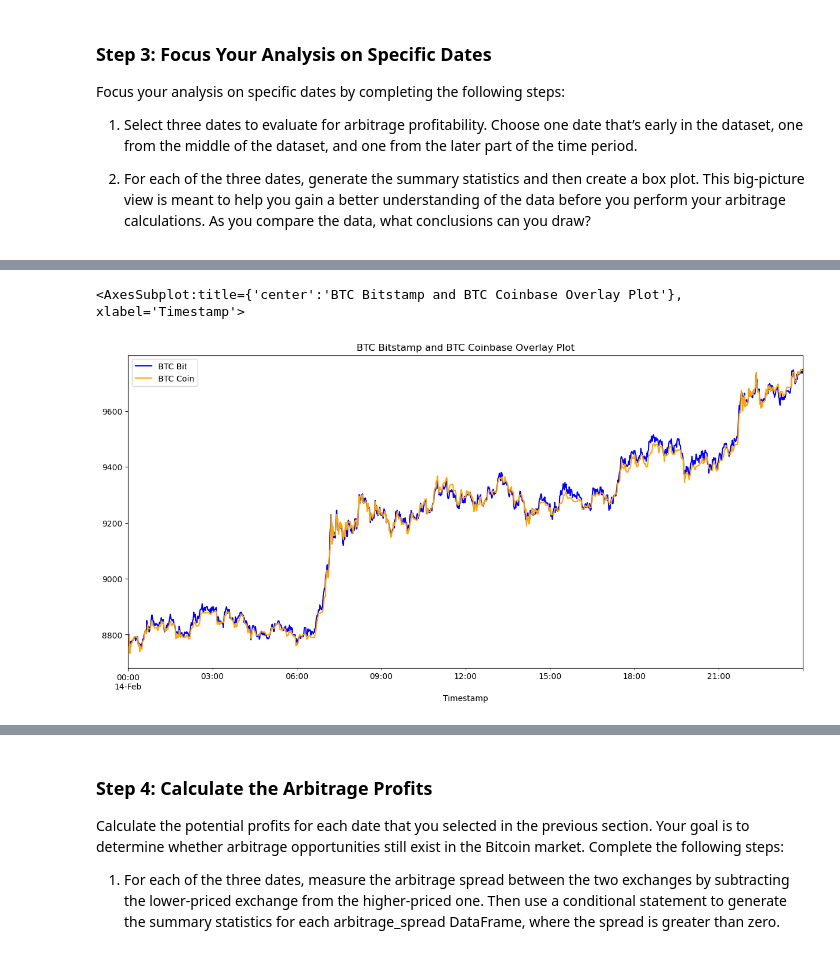
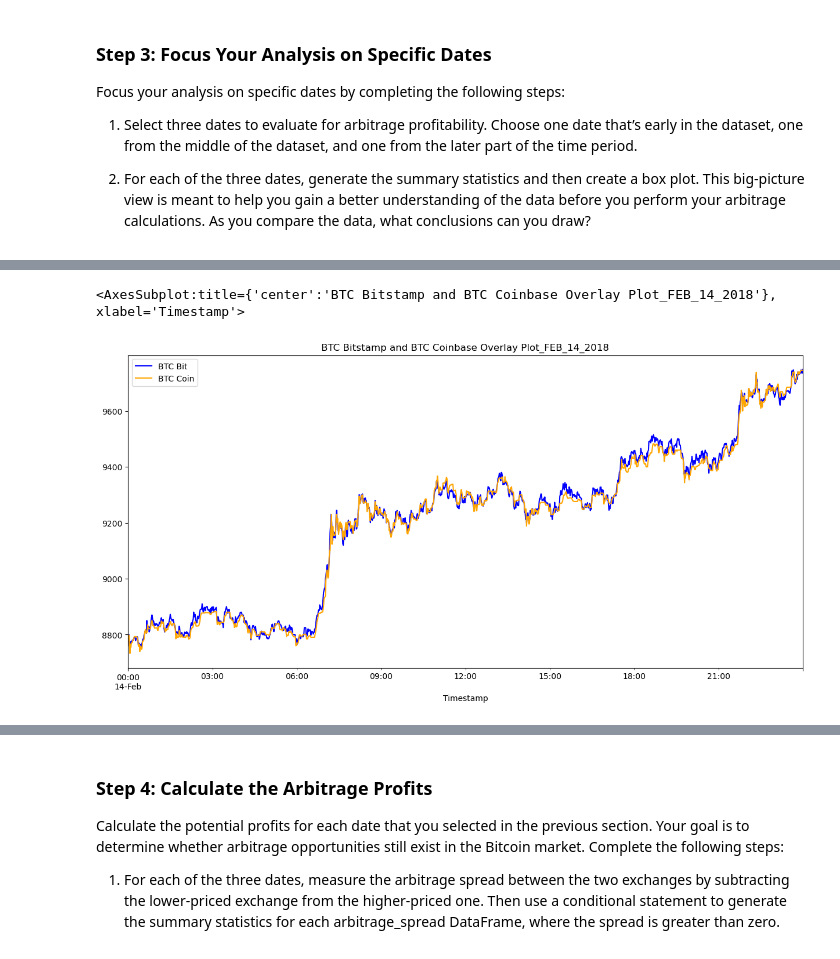
Before and after one commit to nielsdehaan1977/Fintech_Module3, a Jupyter notebook: crypto_arbitrage.ipynb, the cells around one changed output, grey strips where cells are left out. Drawn from its saved outputs; the diff is of its cells as text; code cells hidden in the pictures.

```diff
--- a/crypto_arbitrage.ipynb
+++ b/crypto_arbitrage.ipynb
@@ -383,6 +358,8 @@ Name: Close, dtype: float64
 # %%
-bitstamp['Close'].loc["2018-02-14"].plot(legend=True, figsize=(15, 7), title="BTC Bitstamp and BTC Coinbase Overlay Plot", color="blue", label="BTC Bit")
+# Create an overlay plot that visualizes the two dataframes over a period of one day from the middle of the dataset.
+# Be sure that the plots include the parameters `legend`, `figsize`, `title`, `color` and `label`
+bitstamp['Close'].loc["2018-02-14"].plot(legend=True, figsize=(15, 7), title="BTC Bitstamp and BTC Coinbase Overlay Plot_FEB_14_2018", color="blue", label="BTC Bit")
 coinbase['Close'].loc["2018-02-14"].plot(legend=True, figsize=(15, 7), color="orange", label="BTC Coin")
 # %% [output]
-<AxesSubplot:title={'center':'BTC Bitstamp and BTC Coinbase Overlay Plot'}, xlabel='Timestamp'>
+<AxesSubplot:title={'center':'BTC Bitstamp and BTC Coinbase Overlay Plot_FEB_14_2018'}, xlabel='Timestamp'>
-[figure, old version]
+[figure, new version]
```
Also changed, not shown: parts of 23 cells of this notebook.
